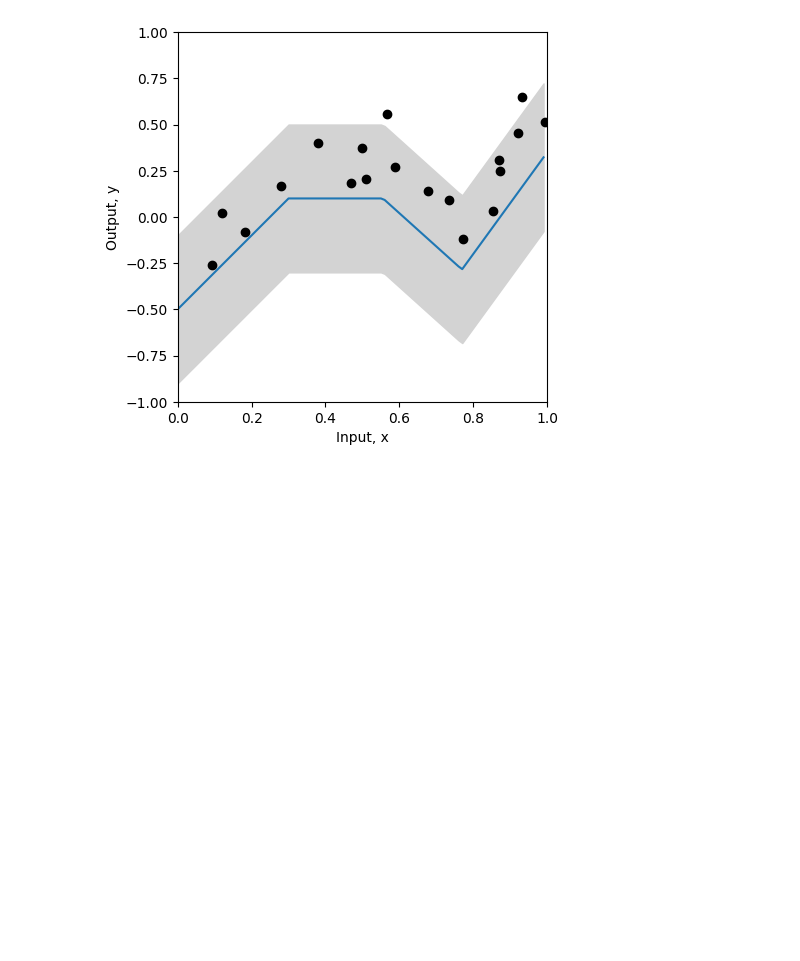
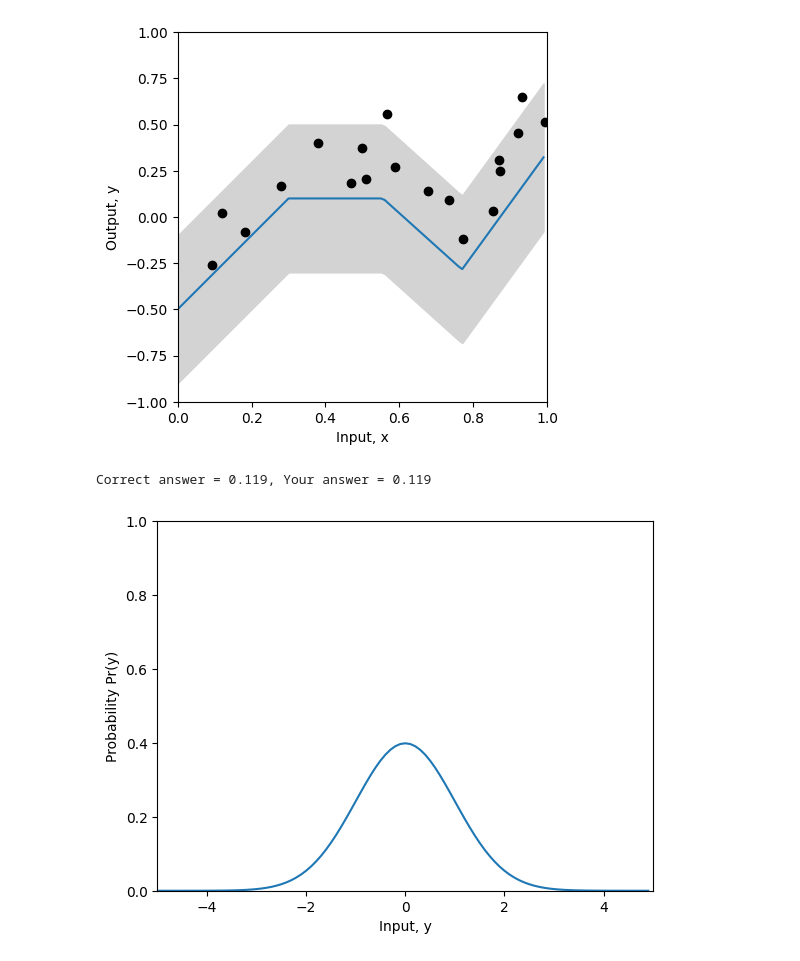
Before and after one commit to Saransh-Basu-01/Understanding-Deep-learning-, a Jupyter notebook: Chapter_5_Loss_Functions.ipynb, the cells around one changed output. Saved outputs shown, nothing was run; the diff lists cells and outputs as text; code cells hidden in the pictures; blank space fills up the shorter version.

```diff
--- a/Chapter_5_Loss_Functions.ipynb
+++ b/Chapter_5_Loss_Functions.ipynb
@@ -74,3 +74,39 @@ y_model = shallow_nn(x_model, beta_0, omega_0, beta_1, omega_1)
 plot_univariate_regression(x_model, y_model, x_train, y_train, sigma_model = sigma)
 # %% [output]
 [figure]
+# %%
+# Return probability under normal distribution
+def normal_distribution(y, mu, sigma):
+    # TODO-- write in the equation for the normal distribution
+    # Equation 5.7 from the notes (you will need np.sqrt() and np.exp(), and math.pi)
+    # Don't use the numpy version -- that's cheating!
+    # Replace the line below
+    prob=(1/np.sqrt(2*math.pi*(sigma**2)))*np.exp(-((y-mu)**2)/(2*sigma**2))
+
+    return prob
+# %%
+# Let's double check we get the right answer before proceeding
+print("Correct answer = %3.3f, Your answer = %3.3f"%(0.119,normal_distribution(1,-1,2.3)))
+# %% [output]
+Correct answer = 0.119, Your answer = 0.119
+# %%
+
+# Let's plot the Gaussian distribution.
+y_gauss = np.arange(-5,5,0.1)
+mu = 0; sigma = 1.0
+gauss_prob = normal_distribution(y_gauss, mu, sigma)
+fig, ax = plt.subplots()
+ax.plot(y_gauss, gauss_prob)
+ax.set_xlabel(r'Input, y'); ax.set_ylabel(r'Probability Pr(y)')
+ax.set_xlim([-5,5]);ax.set_ylim([0,1.0])
+plt.show()
+
+# TODO
+# 1. Predict what will happen if we change to mu=1 and leave sigma=1
+# Now change the code above and see if you were correct.
+
+# 2. Predict what will happen if we leave mu = 0 and change sigma to 2.0
+
+# 3. Predict what will happen if we leave mu = 0 and change sigma to 0.5
+# %% [output]
+[figure, added]
```
